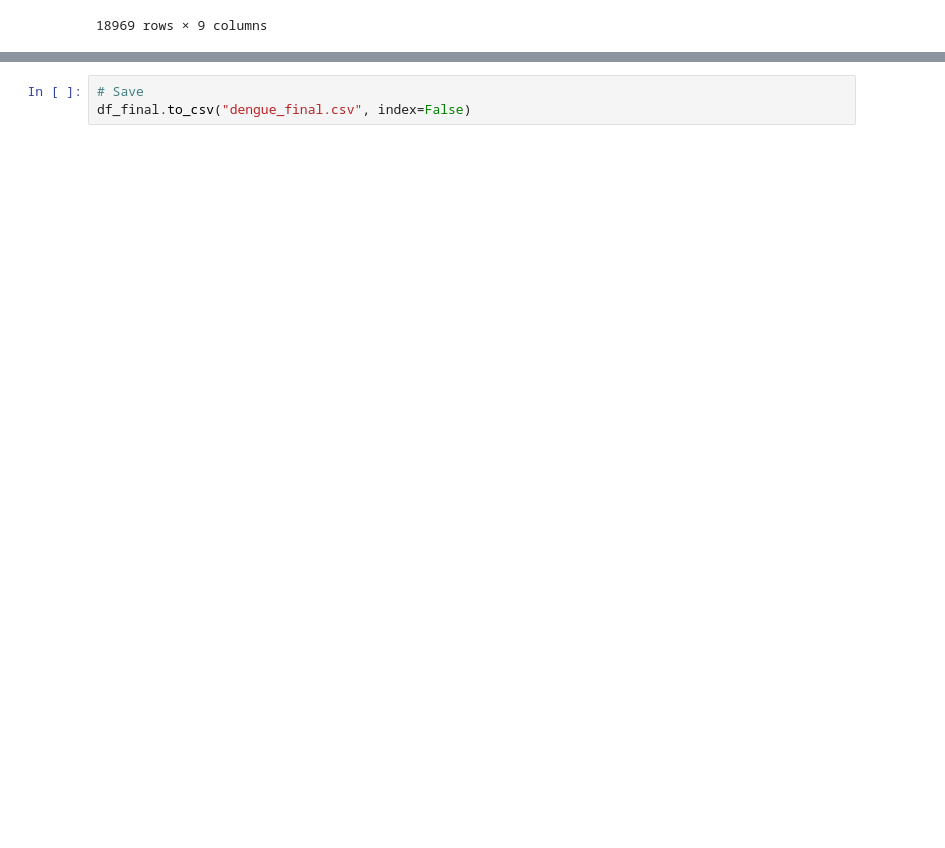
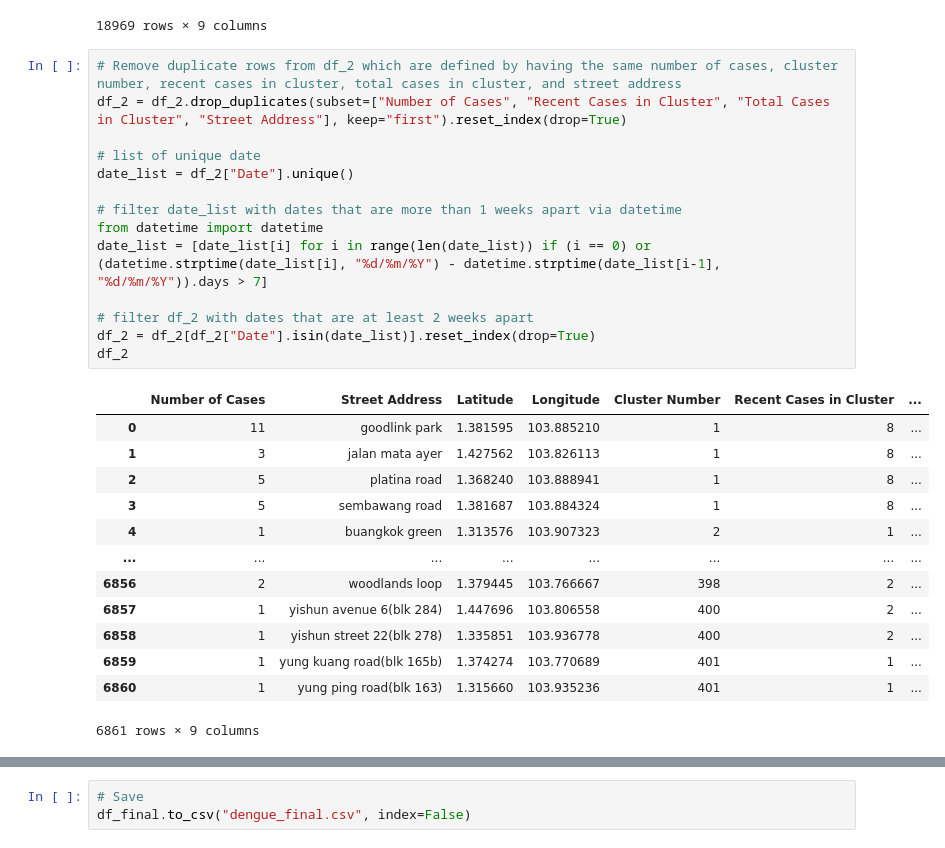
Before and after one commit to guidesify/ASAR_shiny, a Jupyter notebook: Data/scrape.ipynb, the cells around one changed output, grey strips where cells are left out. Saved outputs shown, nothing was run; the diff lists cells and outputs as text; blank space fills up the shorter version.

```diff
--- a/Data/scrape.ipynb
+++ b/Data/scrape.ipynb
@@ -396,6 +402,34 @@ df_2
 | 18967 | 1 | yung kuang road(blk 165b) | 1.374274 | 103.770689 | 400 | 1 | ... |
 | 18968 | 1 | yung ping road(blk 163) | 1.315660 | 103.935236 | 400 | 1 | ... |
 18969 rows × 9 columns
+# %%
+# Remove duplicate rows from df_2 which are defined by having the same number of cases, cluster number, recent cases in cluster, total cases in cluster, and street address
+df_2 = df_2.drop_duplicates(subset=["Number of Cases", "Recent Cases in Cluster", "Total Cases in Cluster", "Street Address"], keep="first").reset_index(drop=True)
+
+# list of unique date
+date_list = df_2["Date"].unique()
+
+# filter date_list with dates that are more than 1 weeks apart via datetime
+from datetime import datetime
+date_list = [date_list[i] for i in range(len(date_list)) if (i == 0) or (datetime.strptime(date_list[i], "%d/%m/%Y") - datetime.strptime(date_list[i-1], "%d/%m/%Y")).days > 7]
+
+# filter df_2 with dates that are at least 2 weeks apart
+df_2 = df_2[df_2["Date"].isin(date_list)].reset_index(drop=True)
+df_2
+# %% [output]
+|  | Number of Cases | Street Address | Latitude | Longitude | Cluster Number | Recent Cases in Cluster | ... |
+| 0 | 11 | goodlink park | 1.381595 | 103.885210 | 1 | 8 | ... |
+| 1 | 3 | jalan mata ayer | 1.427562 | 103.826113 | 1 | 8 | ... |
+| 2 | 5 | platina road | 1.368240 | 103.888941 | 1 | 8 | ... |
+| 3 | 5 | sembawang road | 1.381687 | 103.884324 | 1 | 8 | ... |
+| 4 | 1 | buangkok green | 1.313576 | 103.907323 | 2 | 1 | ... |
+| ... | ... | ... | ... | ... | ... | ... | ... |
+| 6856 | 2 | woodlands loop | 1.379445 | 103.766667 | 398 | 2 | ... |
+| 6857 | 1 | yishun avenue 6(blk 284) | 1.447696 | 103.806558 | 400 | 2 | ... |
+| 6858 | 1 | yishun street 22(blk 278) | 1.335851 | 103.936778 | 400 | 2 | ... |
+| 6859 | 1 | yung kuang road(blk 165b) | 1.374274 | 103.770689 | 401 | 1 | ... |
+| 6860 | 1 | yung ping road(blk 163) | 1.315660 | 103.935236 | 401 | 1 | ... |
+6861 rows × 9 columns
 # %%
 # Concatenate the two dataframes
 df_final = pd.concat([df_1, df_2], ignore_index=True)
```
Also changed, not shown: parts of 4 cells of this notebook, 3 other files.
